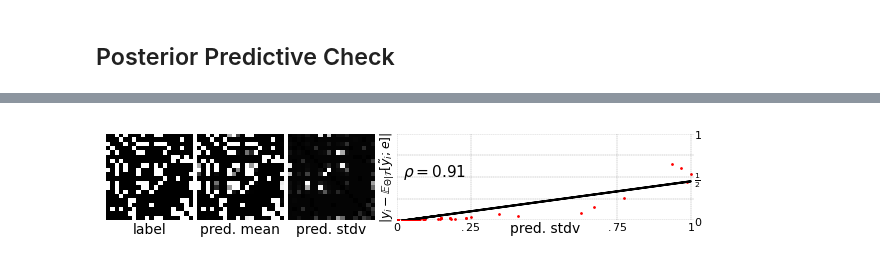
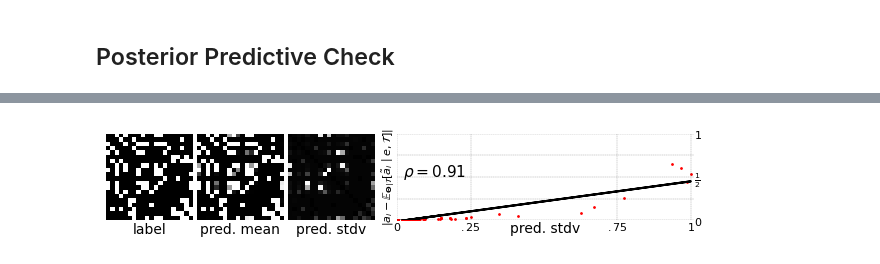
Before and after one commit to maxwass/gsl-bnn, a Jupyter notebook: notebooks/predictive_check_and_subjective_synthetic_eval.ipynb, the cells around one changed output, grey strips where cells are left out. Drawn from its saved outputs; the diff is of its cells as text; code cells hidden in the pictures.

```diff
--- a/notebooks/predictive_checks.ipynb
+++ b/notebooks/predictive_check_and_subjective_synthetic_eval.ipynb
@@ -412,36 +415,36 @@ for ax in rhs_axes:
     ax.set_yticklabels([])
     for side in ["top", "right", "bottom", "left"]:
         ax.spines[side].set_visible(False)
 
 # Customizing the scatter plot
 error_ax.tick_params(axis='x', which='major', pad=0, length=0, width=0.5)
 error_ax.set_xticks([0, .25, .75, 1])
 error_ax.set_xticklabels([r'$0$', r'$.25$', r'$.75$', r'$1$'], fontsize=8)
 error_ax.set_yticks([0, .25, .5, .75, 1])
 error_ax.set_yticklabels([r'$0$', r'', r'$\frac{1}{2}$', r'', r'$1$'], fontsize=8)
 error_ax.tick_params(axis='y', which='major', pad=0, length=0, width=0.5)
 error_ax.yaxis.set_ticks_position('right')
 error_ax.set_xlabel(r'pred. stdv', fontsize=10, labelpad=-8)
-error_ax.set_ylabel(r'$|y_i - \mathbb{E}_{\Theta|\mathcal{T}}[\tilde{y}_i;e]|$', fontsize=9, labelpad=0)
+error_ax.set_ylabel(r'$|a_i - \mathbb{E}_{\boldsymbol{\Theta}|\mathcal{T}}[\tilde{a}_i\mid e, \mathcal{T}]|$', fontsize=8, labelpad=0)
 error_ax.grid(True, which="both", linestyle='--', linewidth=0.25, color='k', alpha=0.5)
 error_ax.set_xlim(0, 1.01)
 error_ax.set_ylim(0, 1)
 
 # Adjusting subplot spaces manually
 label_pos = label_ax.get_position()
 mean_pos = mean_ax.get_position()
 stdv_pos = stdv_ax.get_position()
 error_pos = error_ax.get_position()
 
 # Adjusting positions to make them closer
 label_ax.set_position([label_pos.x0, label_pos.y0, label_pos.width * 1.1, label_pos.height])
 mean_ax.set_position([label_pos.x0 + label_pos.width * 1.05, mean_pos.y0, mean_pos.width * 1.1, mean_pos.height])
 stdv_ax.set_position([label_pos.x0 + 2 * label_pos.width * 1.05, stdv_pos.y0, stdv_pos.width * 1.1, stdv_pos.height])
 error_ax.set_position([label_pos.x0 + 3.25 * label_pos.width * 1.05, error_pos.y0, error_pos.width * 1.1, error_pos.height])
-plt.savefig(FIGURES_PATH + 'synthetic_label_predMean_predStdv', dpi=300, bbox_inches='tight', pad_inches=0.01)
+plt.savefig(FIGURES_PATH + 'synthetic_label_predMean_predStdv', dpi=350, bbox_inches='tight', pad_inches=0.01)
 plt.show()
 # %% [output]
-[figure, old version]
+[figure, new version]
 # %%
 """
     Combine Edge Density of Prior Predictive and Posterior Predictive with Label, Mean, and Stdv of posterior predictive
```
Also changed, not shown: parts of 5 cells of this notebook, 4 other files.
